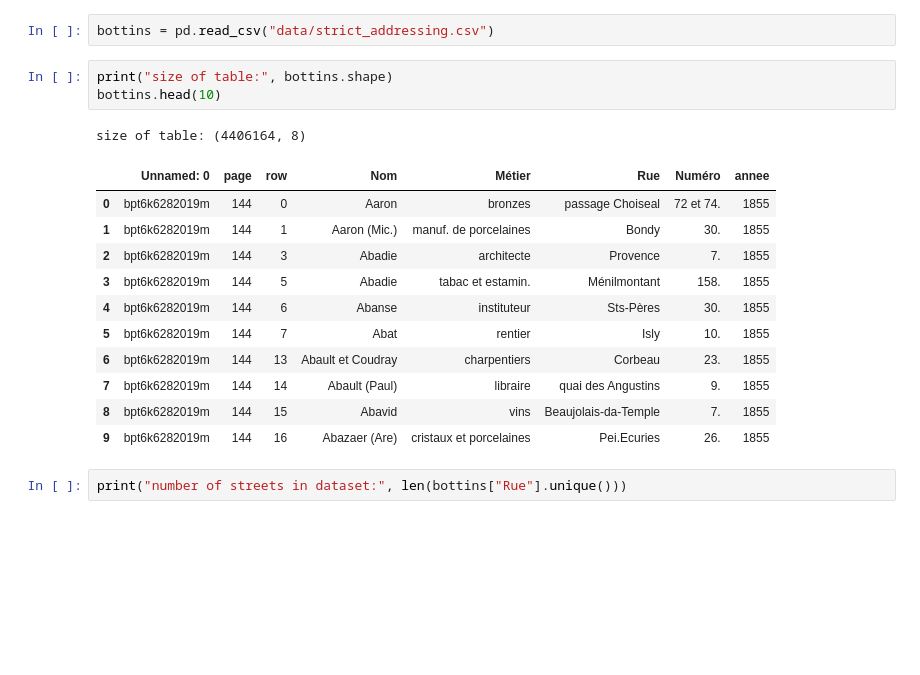
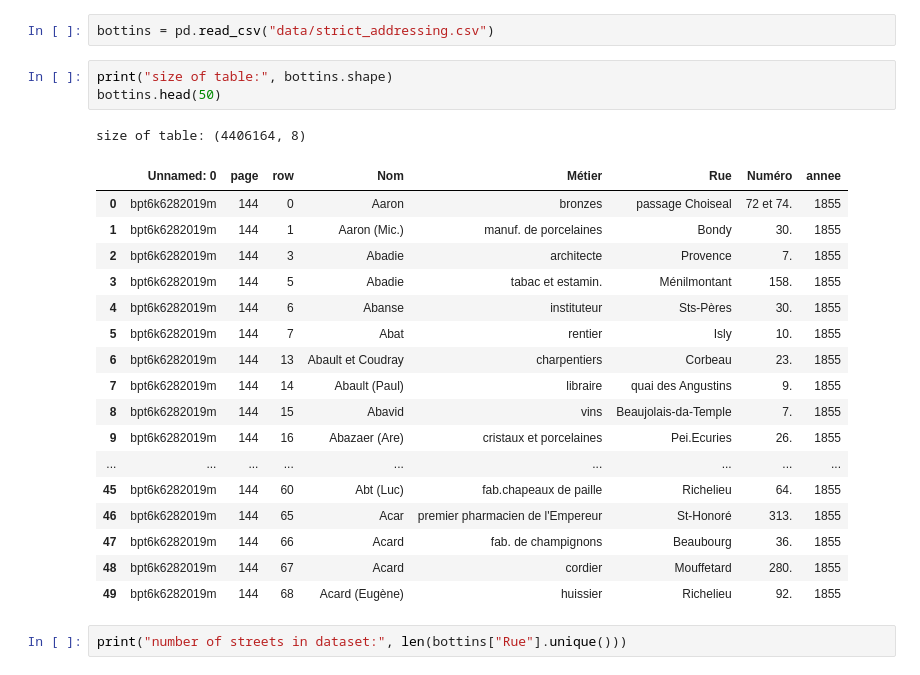
Before and after one commit to leamarxen/Paris_City_Project, a Jupyter notebook: first_look_parisdata.ipynb, the cells around one changed output. Drawn from its saved outputs; the diff is of its cells as text; blank space fills up the shorter version.

```diff
--- a/first_look_parisdata.ipynb
+++ b/first_look_parisdata.ipynb
@@ -8,20 +8,26 @@ import pandas as pd
 bottins = pd.read_csv("data/strict_addressing.csv")
 # %%
 print("size of table:", bottins.shape)
-bottins.head(10)
+bottins.head(50)
 # %% [output]
 size of table: (4406164, 8)
 |  | Unnamed: 0 | page | row | Nom | Métier | Rue | Numéro | annee |
 | 0 | bpt6k6282019m | 144 | 0 | Aaron | bronzes | passage Choiseal | 72 et 74. | 1855 |
 | 1 | bpt6k6282019m | 144 | 1 | Aaron (Mic.) | manuf. de porcelaines | Bondy | 30. | 1855 |
 | 2 | bpt6k6282019m | 144 | 3 | Abadie | architecte | Provence | 7. | 1855 |
 | 3 | bpt6k6282019m | 144 | 5 | Abadie | tabac et estamin. | Ménilmontant | 158. | 1855 |
 | 4 | bpt6k6282019m | 144 | 6 | Abanse | instituteur | Sts-Pères | 30. | 1855 |
 | 5 | bpt6k6282019m | 144 | 7 | Abat | rentier | Isly | 10. | 1855 |
 | 6 | bpt6k6282019m | 144 | 13 | Abault et Coudray | charpentiers | Corbeau | 23. | 1855 |
 | 7 | bpt6k6282019m | 144 | 14 | Abault (Paul) | libraire | quai des Angustins | 9. | 1855 |
 | 8 | bpt6k6282019m | 144 | 15 | Abavid | vins | Beaujolais-da-Temple | 7. | 1855 |
 | 9 | bpt6k6282019m | 144 | 16 | Abazaer (Are) | cristaux et porcelaines | Pei.Ecuries | 26. | 1855 |
+| ... | ... | ... | ... | ... | ... | ... | ... | ... |
+| 45 | bpt6k6282019m | 144 | 60 | Abt (Luc) | fab.chapeaux de paille | Richelieu | 64. | 1855 |
+| 46 | bpt6k6282019m | 144 | 65 | Acar | premier pharmacien de l'Empereur | St-Honoré | 313. | 1855 |
+| 47 | bpt6k6282019m | 144 | 66 | Acard | fab. de champignons | Beaubourg | 36. | 1855 |
+| 48 | bpt6k6282019m | 144 | 67 | Acard | cordier | Mouffetard | 280. | 1855 |
+| 49 | bpt6k6282019m | 144 | 68 | Acard (Eugène) | huissier | Richelieu | 92. | 1855 |
 # %%
 print("number of streets in dataset:", len(bottins["Rue"].unique()))
 # %% [output]
```
Also changed, not shown: parts of 10 cells of this notebook.
